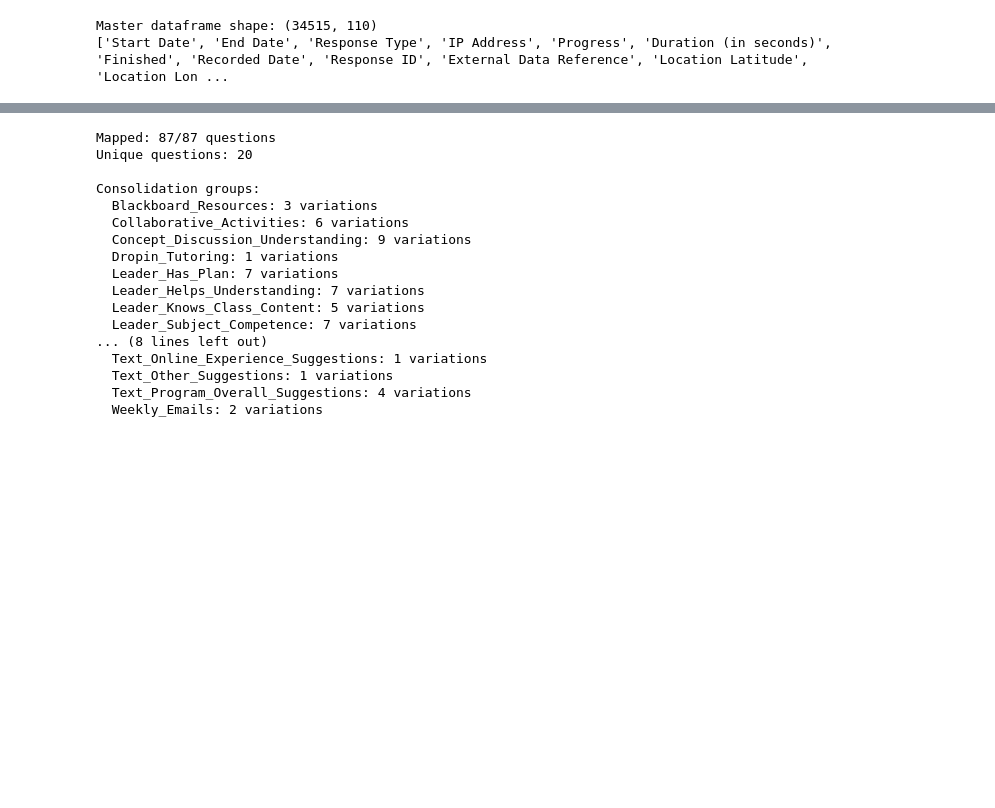
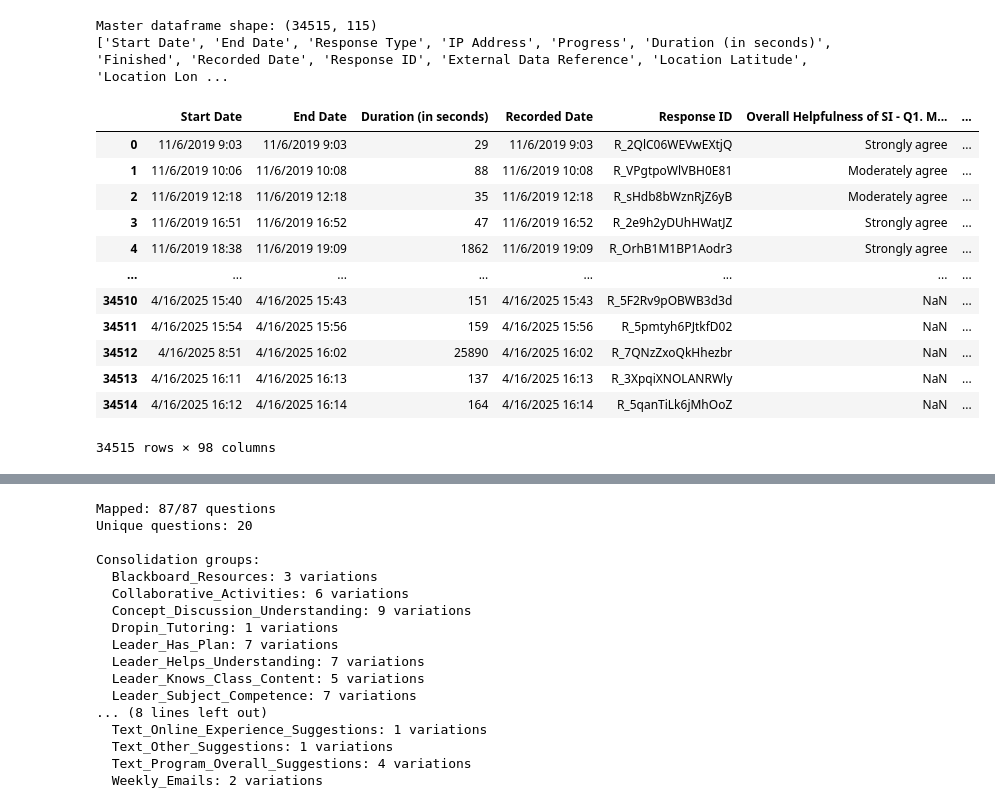
Before and after one commit to EricaCamelopardalis/SI_ML_Survey, a Jupyter notebook: Notebooks/Organization.ipynb, the cells around one changed output, grey strips where cells are left out. Cells and saved outputs as stored; diff of their text form; code cells hidden in the pictures; blank space fills up the shorter version.

```diff
--- a/Notebooks/Organization.ipynb
+++ b/Notebooks/Organization.ipynb
@@ -22,18 +22,47 @@ csv_files = list(data_dir.glob('*/*.csv'))
 # %%
 # Initiate a list to hold all data files.
 all_data = []
-# Open each file and append to the list.
+
+# Go through every CSV file.
 for file_path in sorted(csv_files):
+    # Read file in.
     df = pd.read_csv(file_path, encoding='latin-1', header=1)
-    df['source_file'] = file_path.stem
+
+    # Extract semester and year from folder name.
+    folder_name = file_path.parent.name
+    folder_parts = folder_name.split('_')
+
+    semester = folder_parts[0] if len(folder_parts) > 0 else None
+    year = int(folder_parts[1]) if len(folder_parts) > 1 else None
+
+    # Extract course info from file name.
+    file_name = file_path.stem
+    file_parts = file_name.split('_')
+
+    # Fetch discipline, course code, whether or not it is online.
+    discipline = file_parts[0] if len(file_parts) > 0 else None
+    course_code = file_parts[1] if len(file_parts) > 1 else None
+    is_online = 'Online' in file_name
+
+    # Add metadata columns
+    df['source_file'] = file_name
+    df['Discipline'] = discipline
+    df['Course_Code'] = course_code
+    df['Is_Online'] = is_online
+    df['Semester'] = semester
+    df['Year'] = year
+
     all_data.append(df)
+
+# Add everything to one big dataframe.
+master_df = pd.concat(all_data, ignore_index=True)
 # %%
 # Staple together every dataframe, such that observations from each student align neatly.
 master_df = pd.concat(all_data, ignore_index=True)
 print(f"Master dataframe shape: {master_df.shape}")
 print(master_df.columns.tolist())
 # %% [output]
-Master dataframe shape: (34515, 110)
+Master dataframe shape: (34515, 115)
 ['Start Date', 'End Date', 'Response Type', 'IP Address', 'Progress', 'Duration (in seconds)', 'Finished', 'Recorded Date', 'Response ID', 'External Data Reference', 'Location Latitude', 'Location Lon ...
 # %%
 # Define columns to drop that do not contribute any significant information.
@@ -58,6 +87,22 @@ cols_to_drop = [
 ]
 
 master_df_clean = master_df.drop(columns=cols_to_drop, errors='ignore')
+# %%
+master_df_clean
+# %% [output]
+|  | Start Date | End Date | Duration (in seconds) | Recorded Date | Response ID | Overall Helpfulness of SI - Q1. M... | ... |
+| 0 | 11/6/2019 9:03 | 11/6/2019 9:03 | 29 | 11/6/2019 9:03 | R_2QlC06WEVwEXtjQ | Strongly agree | ... |
+| 1 | 11/6/2019 10:06 | 11/6/2019 10:08 | 88 | 11/6/2019 10:08 | R_VPgtpoWlVBH0E81 | Moderately agree | ... |
+| 2 | 11/6/2019 12:18 | 11/6/2019 12:18 | 35 | 11/6/2019 12:18 | R_sHdb8bWznRjZ6yB | Moderately agree | ... |
+| 3 | 11/6/2019 16:51 | 11/6/2019 16:52 | 47 | 11/6/2019 16:52 | R_2e9h2yDUhHWatJZ | Strongly agree | ... |
+| 4 | 11/6/2019 18:38 | 11/6/2019 19:09 | 1862 | 11/6/2019 19:09 | R_OrhB1M1BP1Aodr3 | Strongly agree | ... |
+| ... | ... | ... | ... | ... | ... | ... | ... |
+| 34510 | 4/16/2025 15:40 | 4/16/2025 15:43 | 151 | 4/16/2025 15:43 | R_5F2Rv9pOBWB3d3d | NaN | ... |
+| 34511 | 4/16/2025 15:54 | 4/16/2025 15:56 | 159 | 4/16/2025 15:56 | R_5pmtyh6PJtkfD02 | NaN | ... |
+| 34512 | 4/16/2025 8:51 | 4/16/2025 16:02 | 25890 | 4/16/2025 16:02 | R_7QNzZxoQkHhezbr | NaN | ... |
+| 34513 | 4/16/2025 16:11 | 4/16/2025 16:13 | 137 | 4/16/2025 16:13 | R_3XpqiXNOLANRWly | NaN | ... |
+| 34514 | 4/16/2025 16:12 | 4/16/2025 16:14 | 164 | 4/16/2025 16:14 | R_5qanTiLk6jMhOoZ | NaN | ... |
+34515 rows × 98 columns
 # %%
 # Extract metadata columns.
 metadata_cols = [
```
Also changed, not shown: parts of 10 cells of this notebook.
